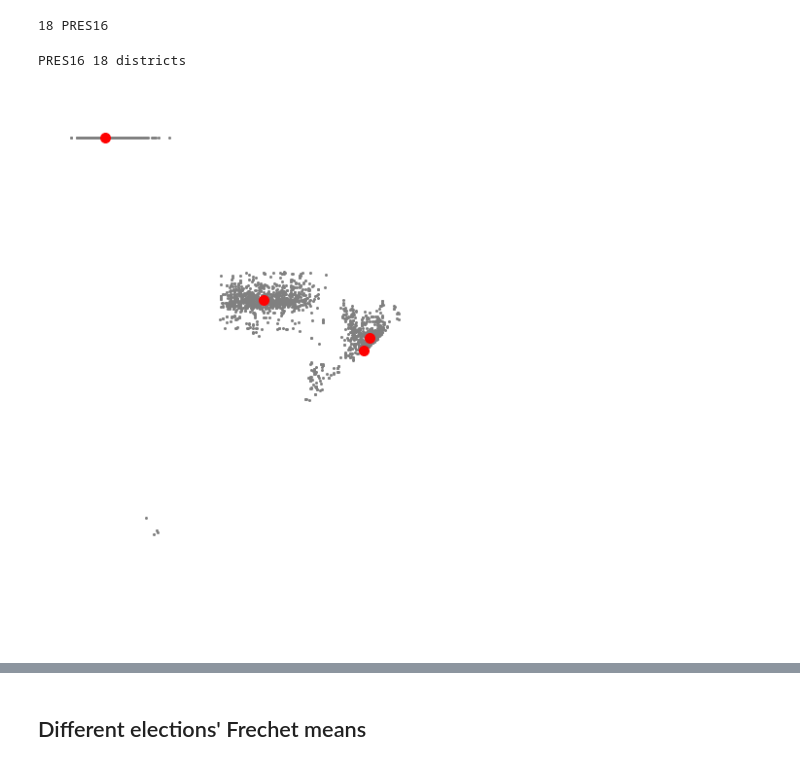
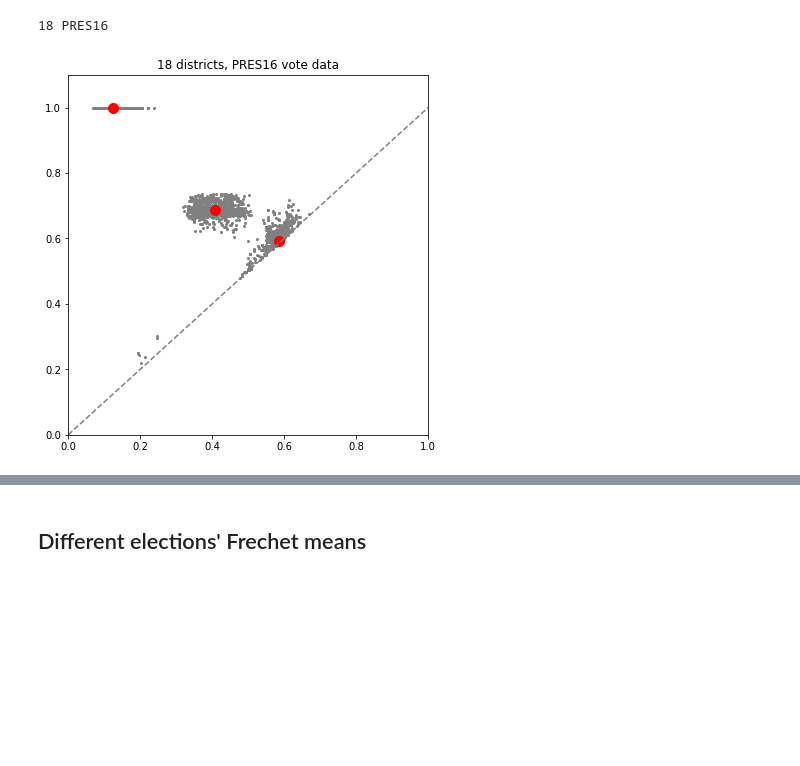
Before and after one commit to mggg/TDA-redistricting, a Jupyter notebook: make_graphics.ipynb, the cells around one changed output, grey strips where cells are left out. Cells and saved outputs as stored; diff of their text form; code cells hidden in the pictures; blank space fills up the shorter version.

```diff
--- a/make_graphics.ipynb
+++ b/make_graphics.ipynb
@@ -20,7 +20,6 @@ import sys, os
 import networkx as nx
 from collections import defaultdict
 import bottleneck_distance
-matplotlib.rcParams['savefig.pad_inches'] = 0
 # %% [markdown]
 ## These functions are for computing Frechet means
 # %%
@@ -69,7 +68,7 @@ def match_Hungarian(pd, Y):
                 matched_to_Y[c] = 'd' #diagonal point
     return matched_to_Y
 # %%
-def Frechet_mean(PDs):
+def Frechet_mean(PDs, seed=None):
     '''
     Function for finding Frechet means ala Turner et al.
 
@@ -77,38 +76,40 @@ def Frechet_mean(PDs):
 
     Convention: we only list the non-diagonal elements in the diagram.
     '''
-    Y = PDs[0] #initialize
-    MAXITER = 1000
+    if seed == None:
+        Y_new = PDs[0].copy() #initialize
+    else:
+        Y_new = PDs[seed].copy()
+    MAXITER = 100
     for iteration in range(MAXITER):
-        Y_old = Y.copy()
-        x_paired_to_y = [[] for y in Y]
+        Y_old = Y_new.copy()
+        x_paired_to_y = [[] for y in Y_new]
 
         #pair up points in X_i to points in Y
         for i, pd in enumerate(PDs):
             #get point matched to each y from pd
-            paired_to_y = match_Hungarian(pd, Y)
+            paired_to_y = match_Hungarian(pd, Y_new)
             for i, l in enumerate(paired_to_y):
                 if l is not None:
                 #add to list of all x matched to this y
                     x_paired_to_y[i].append(l)
 
         #calculate means and update Y
-        for i, pd in enumerate(Y):
+        for i, pd in enumerate(Y_new):
             if len(x_paired_to_y[i]) == 0: #no matches => drop
-                Y[i] = 'd'
+                Y_new[i] = 'd'
             else:
-                Y[i] = pd_point_mean(x_paired_to_y[i]) #extended mean
+                Y_new[i] = pd_point_mean(x_paired_to_y[i]) #extended mean
 
         #remove diagonal points
         eps = 0
-        for i in range(len(Y_old)):
-            if Y[i] != 'd':
-                eps += np.abs(Y_old[i][0]-Y[i][0])+np.abs(Y_old[i][1]-Y[i][1])
+        for i in range(len(Y_new)):
+            if Y_new[i] != 'd':
+                eps += np.abs(Y_old[i][0]-Y_new[i][0])+np.abs(Y_old[i][1]-Y_new[i][1])
             else:
                 eps += np.abs(Y_old[i][0]-Y_old[i][1]) #unmatch
-        Y_new = [y for y in Y if y != 'd']
-
-        if eps < 0.001:
+        Y_new = [y for y in Y_new if y != 'd']
+        if eps < 1e-3:
             return Y_new #converged
     return Y_new
 # %% [markdown]
@@ -197,28 +198,26 @@ for k in [18]:
 # %%
 #all together (with Frechet means)
 for k in [18]:
     for e in ["PRES16"]:
-        print(e, k, "districts")
         X, Y = [], []
         PDs = storePDs[k]
 
         for PD in PDs:
             X.extend([x[0] for x in PD])
             Y.extend([x[1] for x in PD])
 
-        fig = plt.figure(figsize=(8,8))
+        fig = plt.figure(figsize=(5,5))
         ax = plt.gca()
-        plt.axis('off')
         ax.scatter(X, Y, c="gray", s=4)
         ax.scatter([m[0] for m in meanPDs[k]], [m[1] for m in meanPDs[k]], s=100, c='red')
         plt.xlim(0,1)
         plt.ylim(0,1.1)
         plt.subplots_adjust(left=0, right=1, top=1, bottom=0)
-
+        plt.plot([0,1],[0,1],linestyle='dashed',c='gray')
+        plt.title("{} districts, {} vote data".format(k, e))
         plt.show()
 # %% [output]
-PRES16 18 districts
-[figure, old version]
+[figure, new version]
 # %%
 #by matched Frechet point
 for k in [18]:
```
Also changed, not shown: parts of 5 cells of this notebook, 12 other files.
